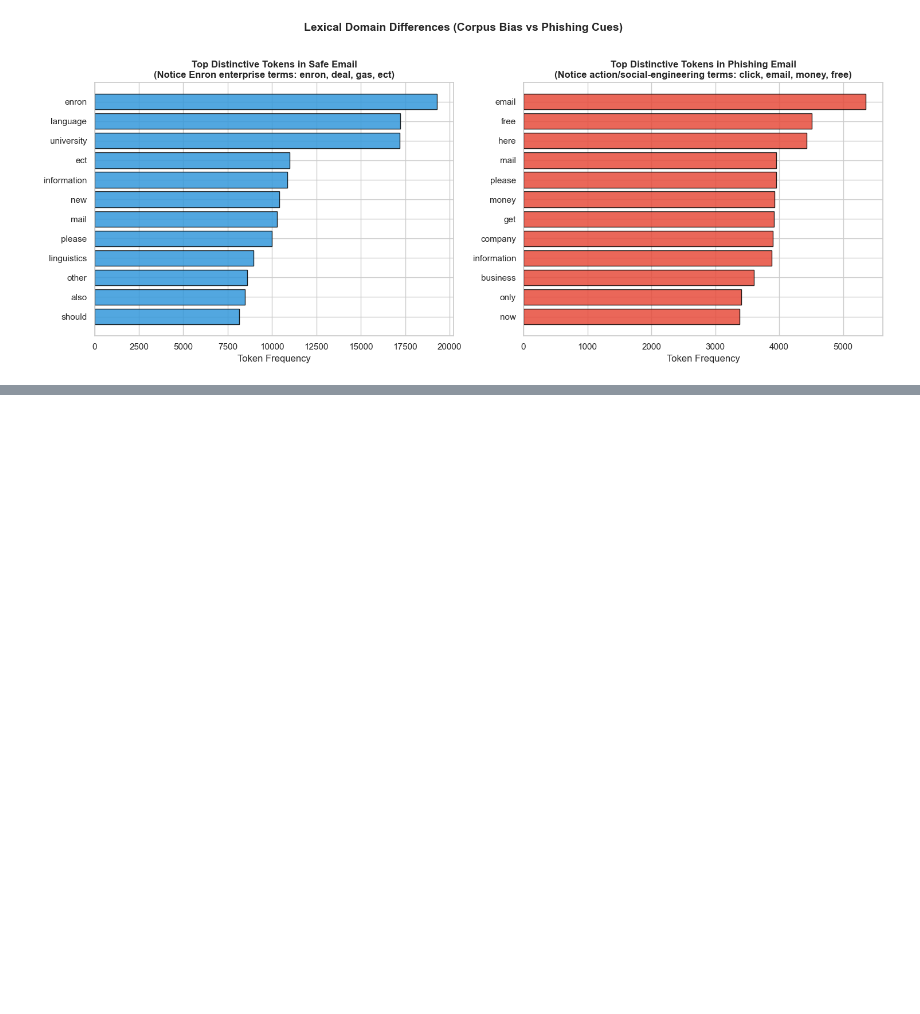
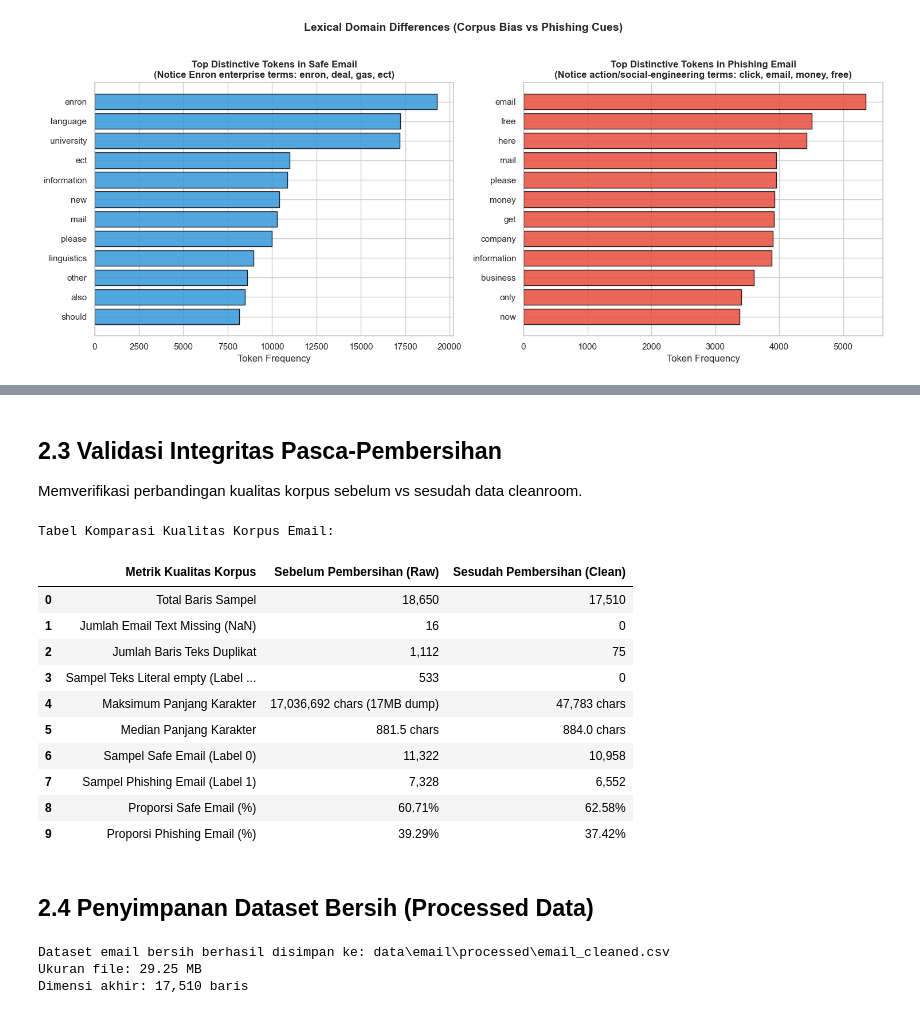
Before and after one commit to fathirrizkifadillah/PhisGuard_Model_Training, a Jupyter notebook: email.ipynb, the cells around one changed output, grey strips where cells are left out. Cells and saved outputs as stored; diff of their text form; code cells hidden in the pictures; blank space fills up the shorter version.

Commit message:
Chapter 2 : Data Cleaning and Sanitization

```diff
--- a/email.ipynb
+++ b/email.ipynb
@@ -492,0 +576,77 @@ KESIMPULAN STATISTIK: Terdapat perbedaan distribusi panjang yang sangat signifik
+# %% [markdown]
+## 2.3 Validasi Integritas Pasca-Pembersihan
+
+Memverifikasi perbandingan kualitas korpus sebelum vs sesudah data cleanroom.
+# %%
+val_email = {
+    'Metrik Kualitas Korpus': [
+        'Total Baris Sampel',
+        'Jumlah Email Text Missing (NaN)',
+        'Jumlah Baris Teks Duplikat',
+        'Sampel Teks Literal empty (Label Conflict)',
+        'Maksimum Panjang Karakter',
+        'Median Panjang Karakter',
+        'Sampel Safe Email (Label 0)',
+        'Sampel Phishing Email (Label 1)',
+        'Proporsi Safe Email (%)',
+        'Proporsi Phishing Email (%)'
+    ],
+    'Sebelum Pembersihan (Raw)': [
+        f"{len(df_raw):,}",
+        f"{df_raw['Email Text'].isnull().sum():,}",
+        f"{df_raw['Email Text'].duplicated().sum():,}",
+        f"{(df_raw['Email Text'].str.strip().str.lower() == 'empty').sum():,}",
+        f"{df_analysis['char_length'].max():,} chars (17MB dump)",
+        f"{df_analysis['char_length'].median():.1f} chars",
+        f"{(df_raw['Email Type'] == 'Safe Email').sum():,}",
+        f"{(df_raw['Email Type'] == 'Phishing Email').sum():,}",
+        f"{(df_raw['Email Type'] == 'Safe Email').mean()*100:.2f}%",
+        f"{(df_raw['Email Type'] == 'Phishing Email').mean()*100:.2f}%"
+    ],
+    'Sesudah Pembersihan (Clean)': [
+        f"{len(df_cleaned_email):,}",
+        f"{df_cleaned_email['cleaned_text'].isnull().sum():,}",
+        f"{df_cleaned_email['cleaned_text'].duplicated().sum():,}",
+        f"{(df_cleaned_email['cleaned_text'].str.strip().str.lower() == 'empty').sum():,}",
+        f"{df_cleaned_email['cleaned_char_length'].max():,} chars",
+        f"{df_cleaned_email['cleaned_char_length'].median():.1f} chars",
+        f"{(df_cleaned_email['is_phishing'] == 0).sum():,}",
+        f"{(df_cleaned_email['is_phishing'] == 1).sum():,}",
+        f"{(df_cleaned_email['is_phishing'] == 0).mean()*100:.2f}%",
+        f"{(df_cleaned_email['is_phishing'] == 1).mean()*100:.2f}%"
+    ]
+}
+
+val_email_df = pd.DataFrame(val_email)
+print("Tabel Komparasi Kualitas Korpus Email:")
+display(val_email_df)
+# %% [output]
+Tabel Komparasi Kualitas Korpus Email:
+|  | Metrik Kualitas Korpus | Sebelum Pembersihan (Raw) | Sesudah Pembersihan (Clean) |
+| 0 | Total Baris Sampel | 18,650 | 17,510 |
+| 1 | Jumlah Email Text Missing (NaN) | 16 | 0 |
+| 2 | Jumlah Baris Teks Duplikat | 1,112 | 75 |
+| 3 | Sampel Teks Literal empty (Label ... | 533 | 0 |
+| 4 | Maksimum Panjang Karakter | 17,036,692 chars (17MB dump) | 47,783 chars |
+| 5 | Median Panjang Karakter | 881.5 chars | 884.0 chars |
+| 6 | Sampel Safe Email (Label 0) | 11,322 | 10,958 |
+| 7 | Sampel Phishing Email (Label 1) | 7,328 | 6,552 |
+| 8 | Proporsi Safe Email (%) | 60.71% | 62.58% |
+| 9 | Proporsi Phishing Email (%) | 39.29% | 37.42% |
+# %% [markdown]
+## 2.4 Penyimpanan Dataset Bersih (Processed Data)
+# %%
+OUTPUT_EMAIL_CLEAN_DIR = Path('data/email/processed')
+OUTPUT_EMAIL_CLEAN_DIR.mkdir(parents=True, exist_ok=True)
+
+CLEAN_EMAIL_PATH = OUTPUT_EMAIL_CLEAN_DIR / 'email_cleaned.csv'
+# Simpan kolom esensial yang siap pakai
+df_cleaned_email[['cleaned_text', 'is_phishing', 'cleaned_char_length', 'cleaned_word_count']].to_csv(CLEAN_EMAIL_PATH, index=False)
+
+print(f"Dataset email bersih berhasil disimpan ke: {CLEAN_EMAIL_PATH}")
+print(f"Ukuran file: {CLEAN_EMAIL_PATH.stat().st_size / (1024 ** 2):.2f} MB")
+print(f"Dimensi akhir: {df_cleaned_email.shape[0]:,} baris")
+# %% [output]
+Dataset email bersih berhasil disimpan ke: data\email\processed\email_cleaned.csv
+Ukuran file: 29.25 MB
+Dimensi akhir: 17,510 baris
```
Also changed, not shown: parts of 34 cells of this notebook, 7 other files.
